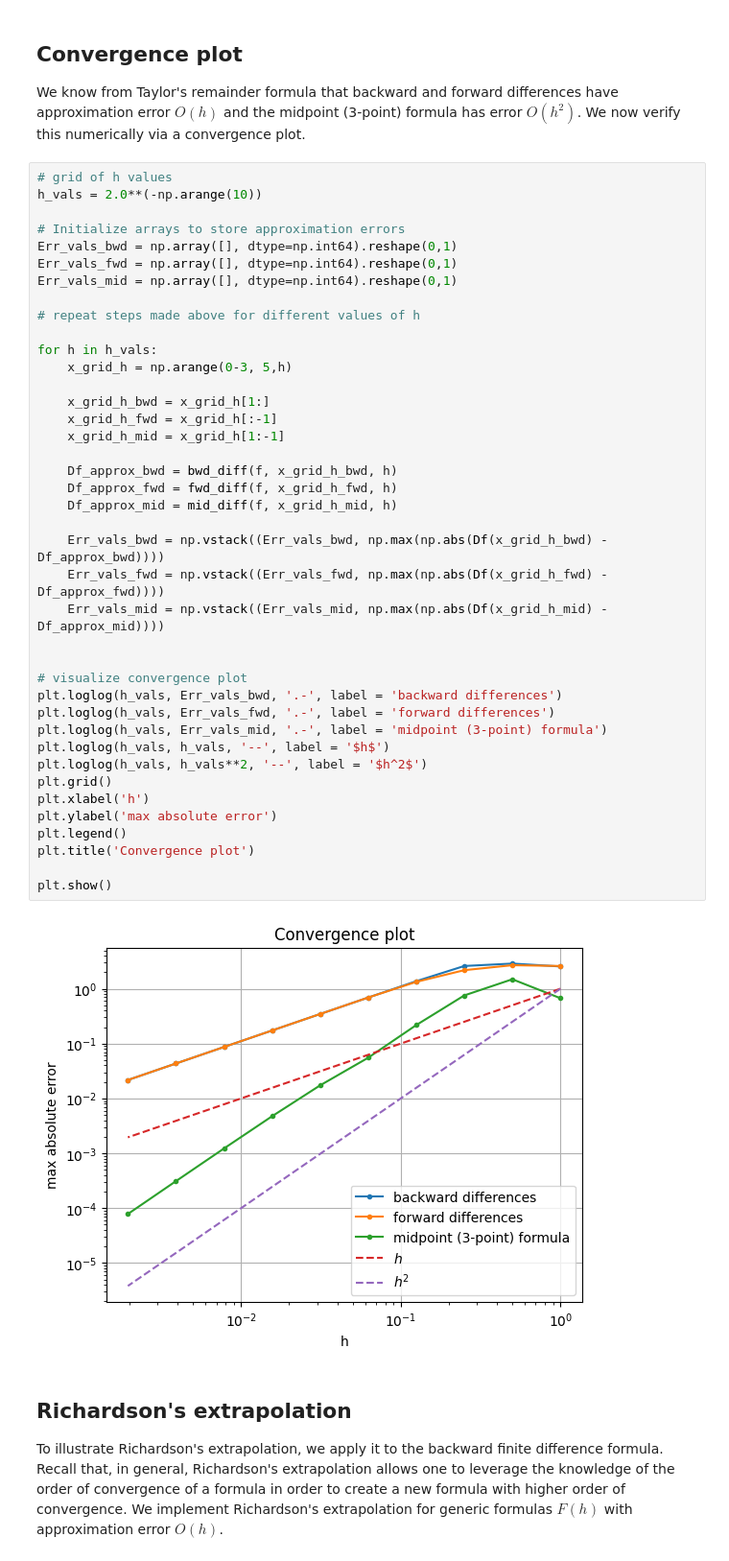
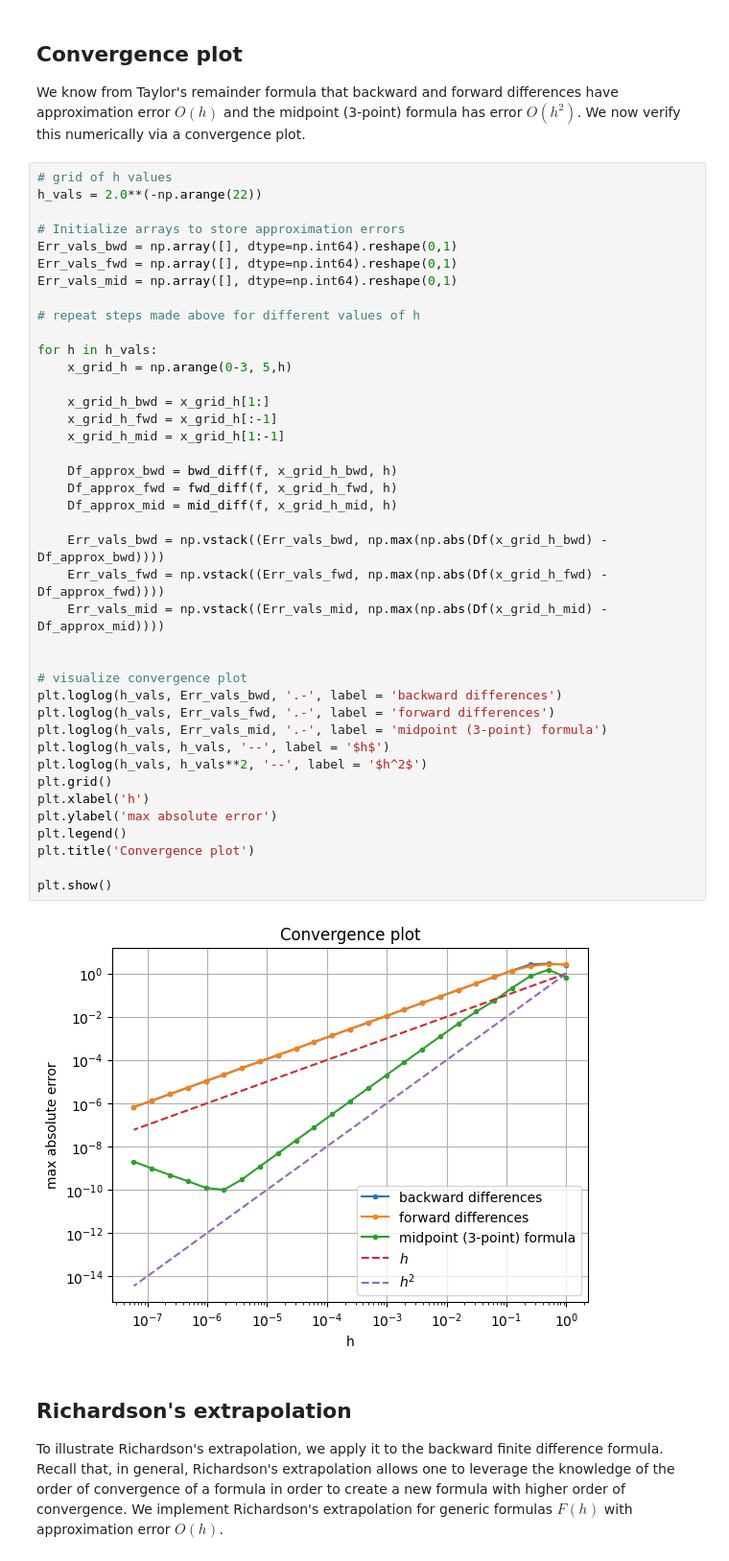
Before and after one commit to simone-brugiapaglia/numerical-analysis-notebooks, a Jupyter notebook: 12_differentiation.ipynb, the cells around one changed output. Shown at 96% size. Drawn from its saved outputs; the diff is of its cells as text.

```diff
--- a/12_differentiation.ipynb
+++ b/12_differentiation.ipynb
@@ -121,7 +121,7 @@ plt.show()
 We know from Taylor's remainder formula that backward and forward differences have approximation error $O(h)$ and the midpoint (3-point) formula has error $O(h^2)$. We now verify this numerically via a convergence plot.
 # %%
 # grid of h values
-h_vals = 2.0**(-np.arange(10))
+h_vals = 2.0**(-np.arange(22))
 
 # Initialize arrays to store approximation errors
 Err_vals_bwd = np.array([], dtype=np.int64).reshape(0,1)
@@ -133,34 +133,34 @@ Err_vals_mid = np.array([], dtype=np.int64).reshape(0,1)
 for h in h_vals:
     x_grid_h = np.arange(0-3, 5,h)
 
     x_grid_h_bwd = x_grid_h[1:]
     x_grid_h_fwd = x_grid_h[:-1]
     x_grid_h_mid = x_grid_h[1:-1]
 
     Df_approx_bwd = bwd_diff(f, x_grid_h_bwd, h)
     Df_approx_fwd = fwd_diff(f, x_grid_h_fwd, h)
     Df_approx_mid = mid_diff(f, x_grid_h_mid, h)
 
     Err_vals_bwd = np.vstack((Err_vals_bwd, np.max(np.abs(Df(x_grid_h_bwd) - Df_approx_bwd))))
     Err_vals_fwd = np.vstack((Err_vals_fwd, np.max(np.abs(Df(x_grid_h_fwd) - Df_approx_fwd))))
     Err_vals_mid = np.vstack((Err_vals_mid, np.max(np.abs(Df(x_grid_h_mid) - Df_approx_mid))))
 
 
 # visualize convergence plot
 plt.loglog(h_vals, Err_vals_bwd, '.-', label = 'backward differences')
 plt.loglog(h_vals, Err_vals_fwd, '.-', label = 'forward differences')
 plt.loglog(h_vals, Err_vals_mid, '.-', label = 'midpoint (3-point) formula')
 plt.loglog(h_vals, h_vals, '--', label = '$h$')
 plt.loglog(h_vals, h_vals**2, '--', label = '$h^2$')
 plt.grid()
 plt.xlabel('h')
 plt.ylabel('max absolute error')
 plt.legend()
 plt.title('Convergence plot')
 
 plt.show()
 # %% [output]
-[figure, old version]
+[figure, new version]
 # %% [markdown]
 ## Richardson's extrapolation
 
```
Also changed, not shown: parts of 1 cell of this notebook, 2 other files.
